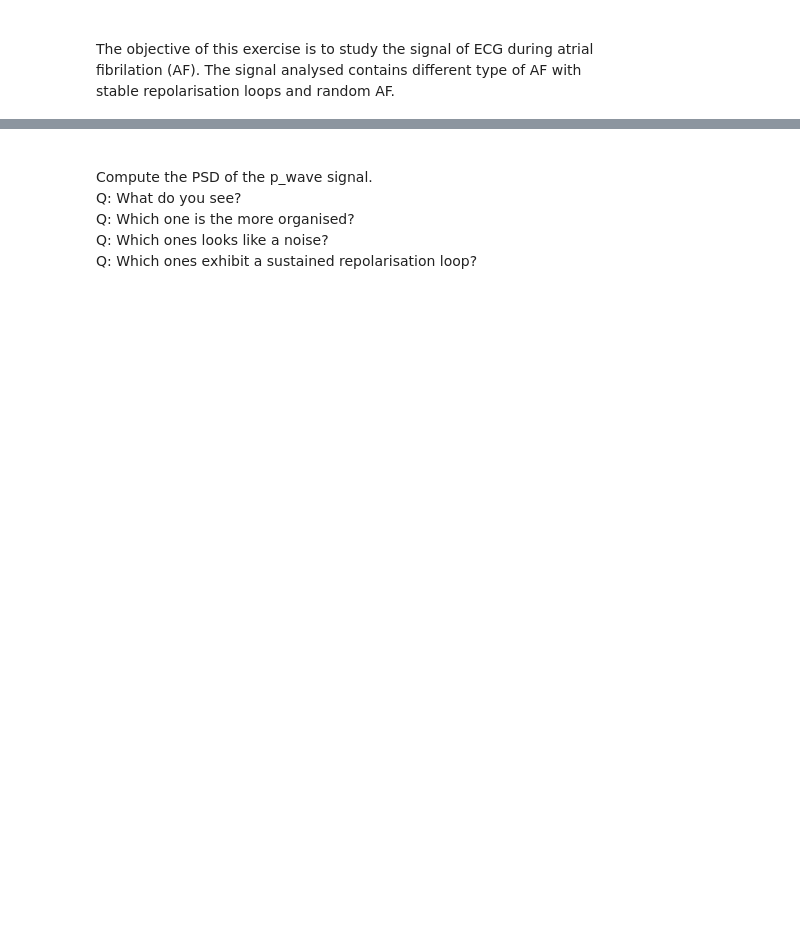
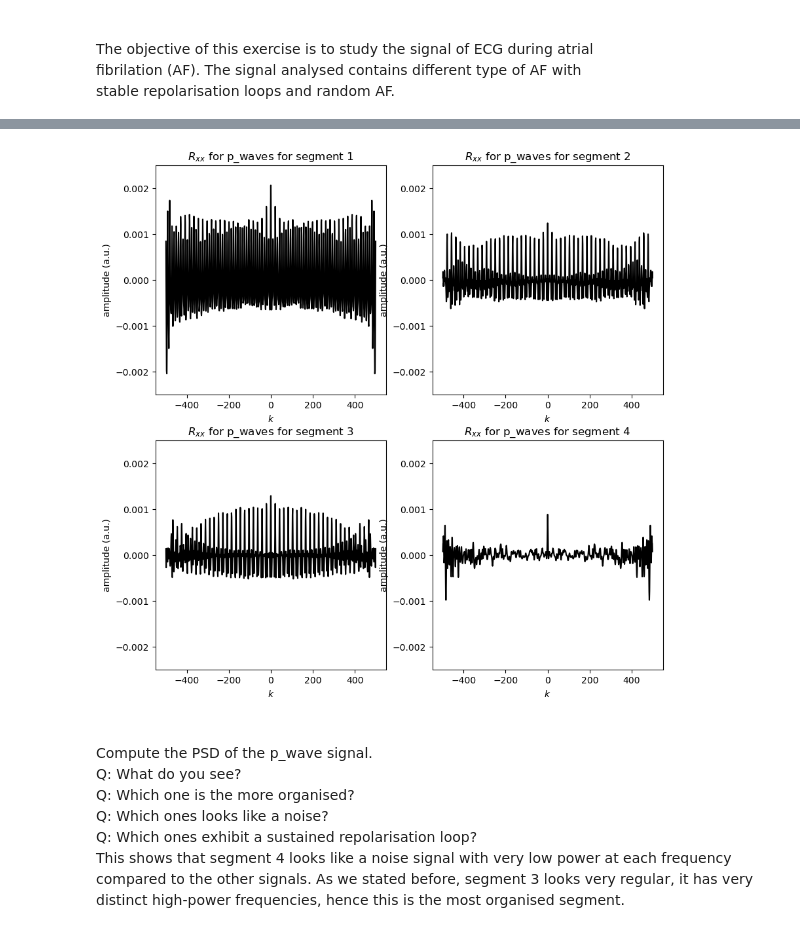
Before and after one commit to roduit/EE-512-Biomedical-signal-processing, a Jupyter notebook: labs/lab03/m03_ex3_atrial_fibrilation.ipynb, the cells around one changed output, grey strips where cells are left out. Drawn from its saved outputs; the diff is of its cells as text; code cells hidden in the pictures; blank space fills up the shorter version.

```diff
--- a/labs/lab03/m03_ex3_atrial_fibrilation.ipynb
+++ b/labs/lab03/m03_ex3_atrial_fibrilation.ipynb
@@ -100,15 +141,18 @@ for n in range(len(segments)-1):
 # %%
 py.figure(5,figsize=[10,10])
 for n in range(len(segments)-1):
     py.subplot(2, 2, int(n+1))
     idx = np.arange(segments[n], segments[n+1])
     rxx_p_wave = np.correlate(p_wave[idx], p_wave[idx], mode='full')
     rxx_p_wave /= np.correlate(np.ones(len(idx)), np.ones(len(idx)), mode='full')
     k = np.arange(len(rxx_p_wave))-len(rxx_p_wave)//2
     py.plot(k, rxx_p_wave, 'k')
     py.xlabel('$k$')
     py.ylabel('amplitude (a.u.)')
+    py.ylim([-0.0025,0.0025]) # Added line to notice the differences easier
     py.title('$R_{xx}$ for p_waves for segment '+str(n+1))
+# %% [output]
+[figure, added]
 # %% [markdown]
 
 <br>
@@ -117,6 +161,9 @@ for n in range(len(segments)-1):
     Q: Which one is the more organised?<br>
     Q: Which ones looks like a noise?<br>
     Q: Which ones exhibit a sustained repolarisation loop?<br>
+
+
+This shows that segment 4 looks like a noise signal with very low power at each frequency compared to the other signals. As we stated before, segment 3 looks very regular, it has very distinct high-power frequencies, hence this is the most organised segment.
 # %%
 py.figure(7, figsize=[10,10])
 for n in range(len(segments)-1):
```
Also changed, not shown: parts of 11 cells of this notebook.
